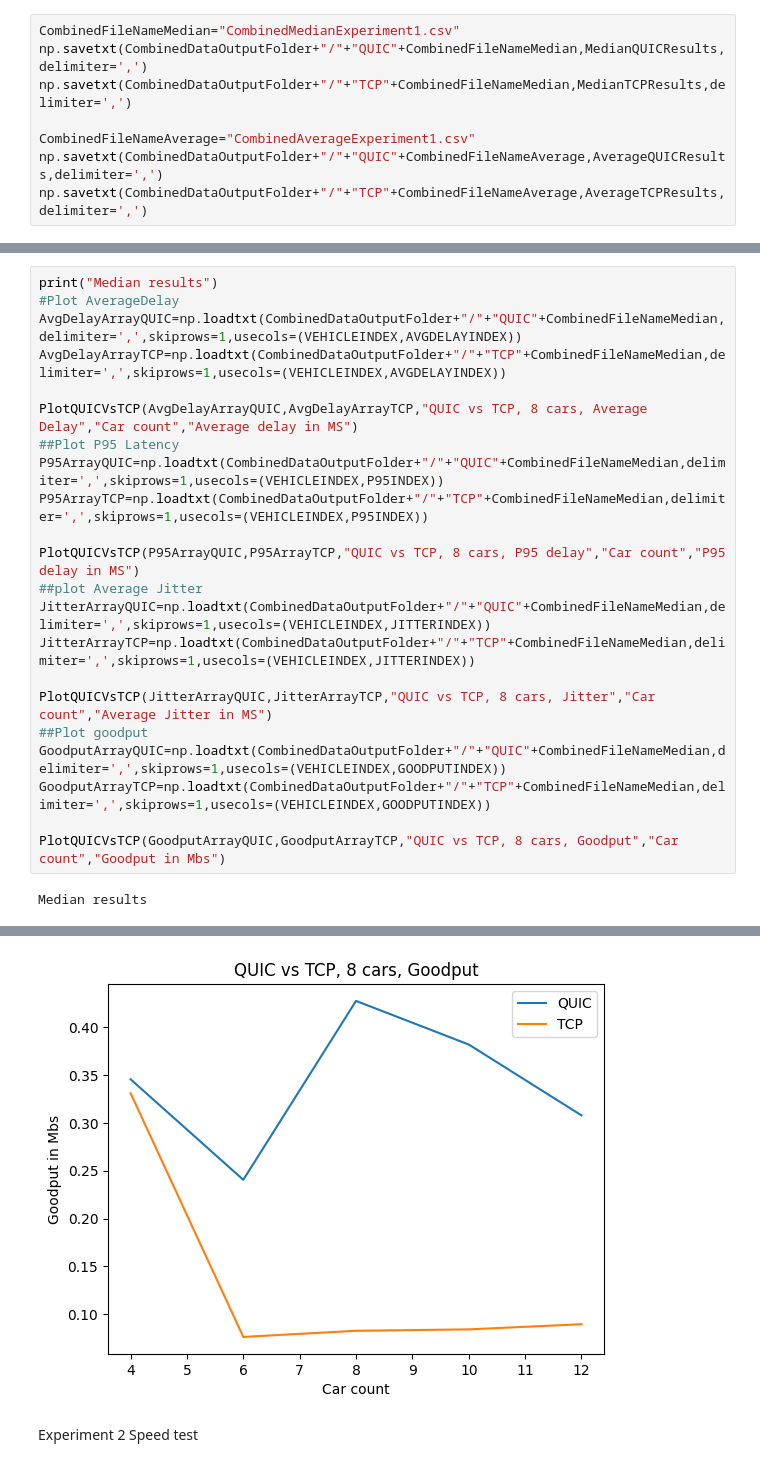
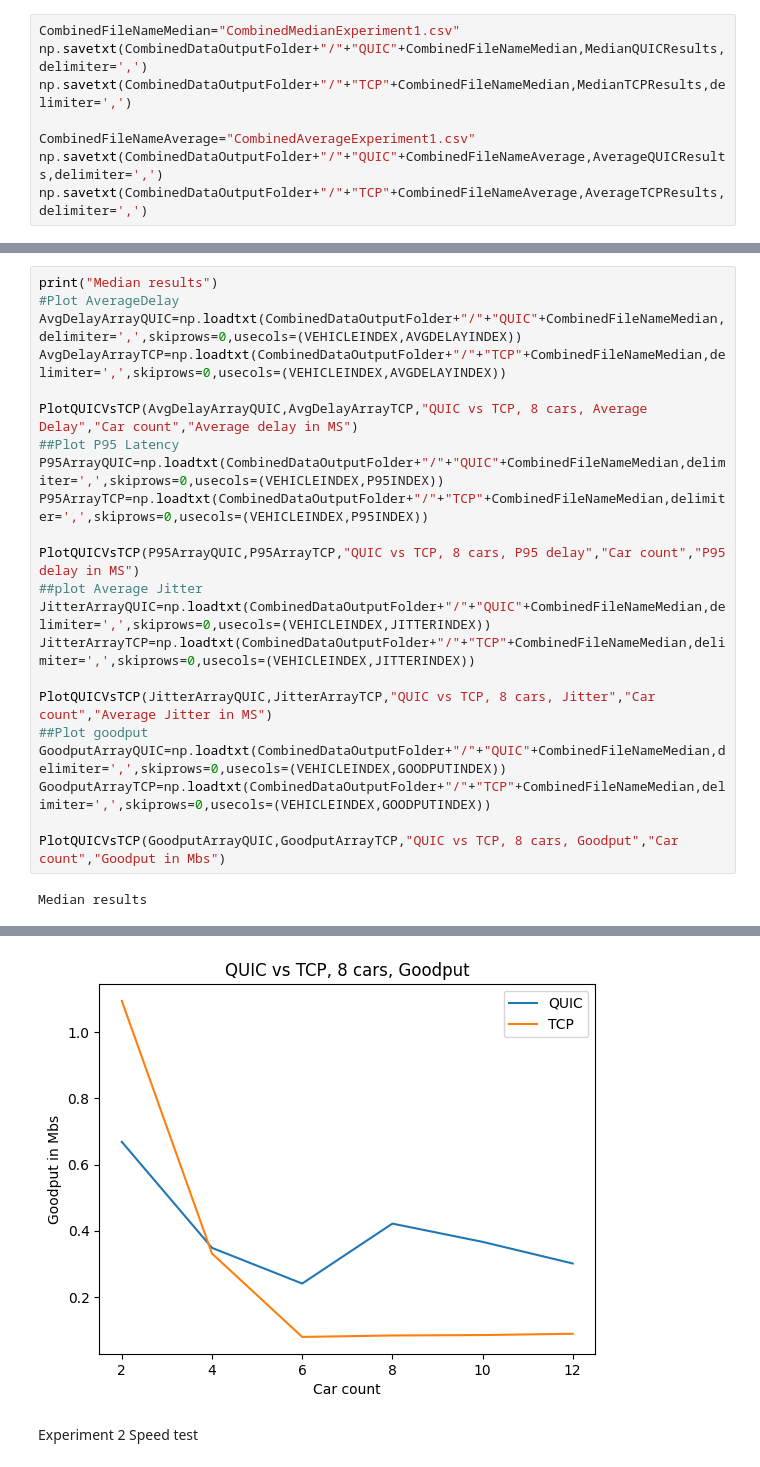
Before and after one commit to TimothyMarchant/EE6750_Goodputscript, a Jupyter notebook: PythonSrc/QUICVsTCPPlotterNotebook.ipynb, the cells around one changed output, grey strips where cells are left out. Saved outputs shown, nothing was run; the diff lists cells and outputs as text.

```diff
--- a/PythonSrc/QUICVsTCPPlotterNotebook.ipynb
+++ b/PythonSrc/QUICVsTCPPlotterNotebook.ipynb
@@ -197,23 +295,23 @@ Average results
 # %%
 print("Median results")
 #Plot AverageDelay
-AvgDelayArrayQUIC=np.loadtxt(CombinedDataOutputFolder+"/"+"QUIC"+CombinedFileNameMedian,delimiter=',',skiprows=1,usecols=(VEHICLEINDEX,AVGDELAYINDEX))
-AvgDelayArrayTCP=np.loadtxt(CombinedDataOutputFolder+"/"+"TCP"+CombinedFileNameMedian,delimiter=',',skiprows=1,usecols=(VEHICLEINDEX,AVGDELAYINDEX))
+AvgDelayArrayQUIC=np.loadtxt(CombinedDataOutputFolder+"/"+"QUIC"+CombinedFileNameMedian,delimiter=',',skiprows=0,usecols=(VEHICLEINDEX,AVGDELAYINDEX))
+AvgDelayArrayTCP=np.loadtxt(CombinedDataOutputFolder+"/"+"TCP"+CombinedFileNameMedian,delimiter=',',skiprows=0,usecols=(VEHICLEINDEX,AVGDELAYINDEX))
 
 PlotQUICVsTCP(AvgDelayArrayQUIC,AvgDelayArrayTCP,"QUIC vs TCP, 8 cars, Average Delay","Car count","Average delay in MS")
 ##Plot P95 Latency
-P95ArrayQUIC=np.loadtxt(CombinedDataOutputFolder+"/"+"QUIC"+CombinedFileNameMedian,delimiter=',',skiprows=1,usecols=(VEHICLEINDEX,P95INDEX))
-P95ArrayTCP=np.loadtxt(CombinedDataOutputFolder+"/"+"TCP"+CombinedFileNameMedian,delimiter=',',skiprows=1,usecols=(VEHICLEINDEX,P95INDEX))
+P95ArrayQUIC=np.loadtxt(CombinedDataOutputFolder+"/"+"QUIC"+CombinedFileNameMedian,delimiter=',',skiprows=0,usecols=(VEHICLEINDEX,P95INDEX))
+P95ArrayTCP=np.loadtxt(CombinedDataOutputFolder+"/"+"TCP"+CombinedFileNameMedian,delimiter=',',skiprows=0,usecols=(VEHICLEINDEX,P95INDEX))
 
 PlotQUICVsTCP(P95ArrayQUIC,P95ArrayTCP,"QUIC vs TCP, 8 cars, P95 delay","Car count","P95 delay in MS")
 ##plot Average Jitter
-JitterArrayQUIC=np.loadtxt(CombinedDataOutputFolder+"/"+"QUIC"+CombinedFileNameMedian,delimiter=',',skiprows=1,usecols=(VEHICLEINDEX,JITTERINDEX))
-JitterArrayTCP=np.loadtxt(CombinedDataOutputFolder+"/"+"TCP"+CombinedFileNameMedian,delimiter=',',skiprows=1,usecols=(VEHICLEINDEX,JITTERINDEX))
+JitterArrayQUIC=np.loadtxt(CombinedDataOutputFolder+"/"+"QUIC"+CombinedFileNameMedian,delimiter=',',skiprows=0,usecols=(VEHICLEINDEX,JITTERINDEX))
+JitterArrayTCP=np.loadtxt(CombinedDataOutputFolder+"/"+"TCP"+CombinedFileNameMedian,delimiter=',',skiprows=0,usecols=(VEHICLEINDEX,JITTERINDEX))
 
 PlotQUICVsTCP(JitterArrayQUIC,JitterArrayTCP,"QUIC vs TCP, 8 cars, Jitter","Car count","Average Jitter in MS")
 ##Plot goodput
-GoodputArrayQUIC=np.loadtxt(CombinedDataOutputFolder+"/"+"QUIC"+CombinedFileNameMedian,delimiter=',',skiprows=1,usecols=(VEHICLEINDEX,GOODPUTINDEX))
-GoodputArrayTCP=np.loadtxt(CombinedDataOutputFolder+"/"+"TCP"+CombinedFileNameMedian,delimiter=',',skiprows=1,usecols=(VEHICLEINDEX,GOODPUTINDEX))
+GoodputArrayQUIC=np.loadtxt(CombinedDataOutputFolder+"/"+"QUIC"+CombinedFileNameMedian,delimiter=',',skiprows=0,usecols=(VEHICLEINDEX,GOODPUTINDEX))
+GoodputArrayTCP=np.loadtxt(CombinedDataOutputFolder+"/"+"TCP"+CombinedFileNameMedian,delimiter=',',skiprows=0,usecols=(VEHICLEINDEX,GOODPUTINDEX))
 
 PlotQUICVsTCP(GoodputArrayQUIC,GoodputArrayTCP,"QUIC vs TCP, 8 cars, Goodput","Car count","Goodput in Mbs")
 # %% [output]
@@ -224,4 +322,4 @@ Median results
-[figure, old version]
+[figure, new version]
 # %% [markdown]
 Experiment 2 Speed test
 # %%
```
Also changed, not shown: parts of 15 cells of this notebook, 1 other file.
